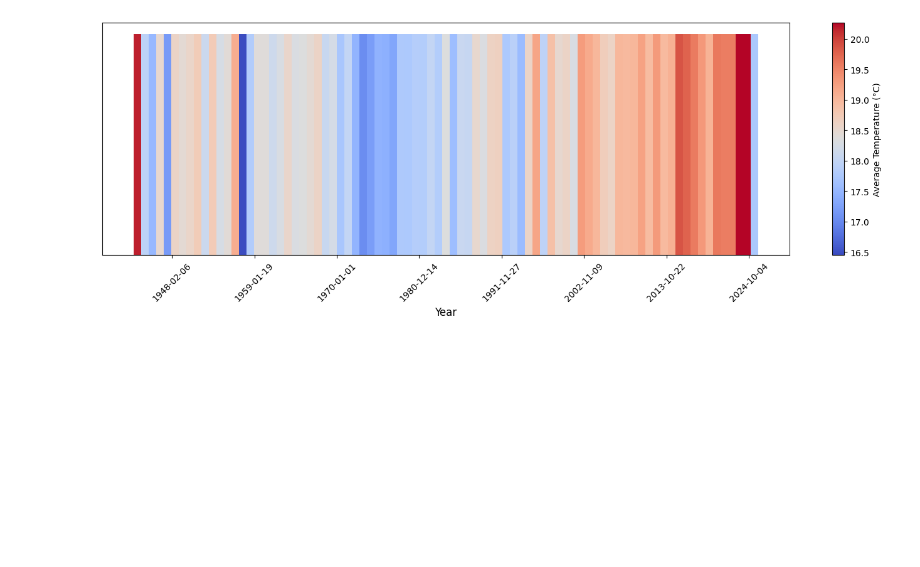
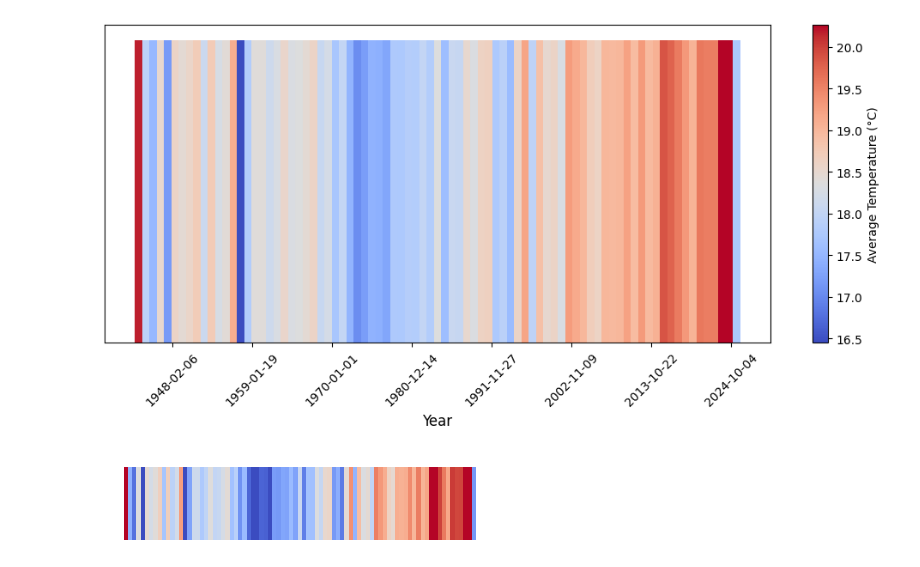
Before and after one commit to Daniel-FD/Data-Science, a Jupyter notebook: Art/Weather_Barcode/main.ipynb, the cells around one changed output. Cells and saved outputs as stored; diff of their text form; code cells hidden in the pictures; blank space fills up the shorter version.

```diff
--- a/Art/Weather_Barcode/main.ipynb
+++ b/Art/Weather_Barcode/main.ipynb
@@ -37,7 +36,7 @@ yearly_averages = temperature_stats['temp_avg'].resample('YE').mean()
 normalized_yearly_temp = (yearly_averages - yearly_averages.min()) / (yearly_averages.max() - yearly_averages.min())
 # %%
 # Create the yearly barcode plot
-plt.figure(figsize=(14, 5))
+plt.figure(figsize=(10, 5))
 # Set width to 365 to ensure bars are contiguous (365 is a conceptual value; adjust as needed to fill the gaps visually)
 plt.bar(yearly_averages.index, [1]*len(yearly_averages), color=plt.cm.coolwarm(normalized_yearly_temp), width=365, align='edge')
 plt.gca().axes.get_yaxis().set_visible(False)
@@ -53,4 +52,18 @@ MatplotlibDeprecationWarning: Unable to determine Axes to steal space for Colorb
-[figure, old version]
+[figure, new version]
+# %%
+# Calculate new bounds for more extreme coloring
+# Using the 25th and 75th percentiles to tighten the range
+lower_bound = np.percentile(yearly_averages, 5)
+upper_bound = np.percentile(yearly_averages, 95)
+# Create the yearly barcode plot with adjusted color scaling
+plt.figure(figsize=(5, 1))
+norm = mcolors.Normalize(vmin=lower_bound, vmax=upper_bound)  # Normalization based on min and max
+plt.bar(yearly_averages.index, [1]*len(yearly_averages), color=plt.cm.coolwarm(norm(yearly_averages)), width=365, align='edge')
+# Remove all axes, ticks, labels, and color bar
+plt.axis('off')  # Turns off axes, including ticks and labels
+plt.show()
+# %% [output]
+[figure, added]
 # %%
 # Assuming temperature_data is already loaded and indexed by date
 # Reshape data to have rows as years and columns as days of the year
```
Also changed, not shown: parts of 5 cells of this notebook.
